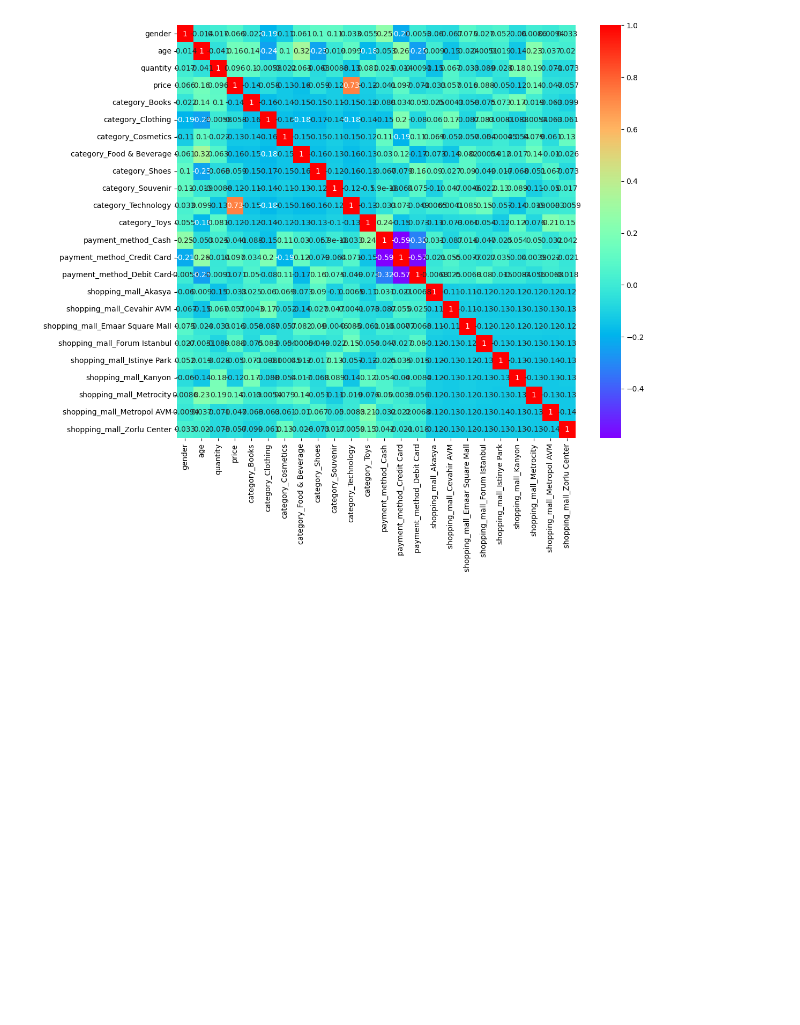
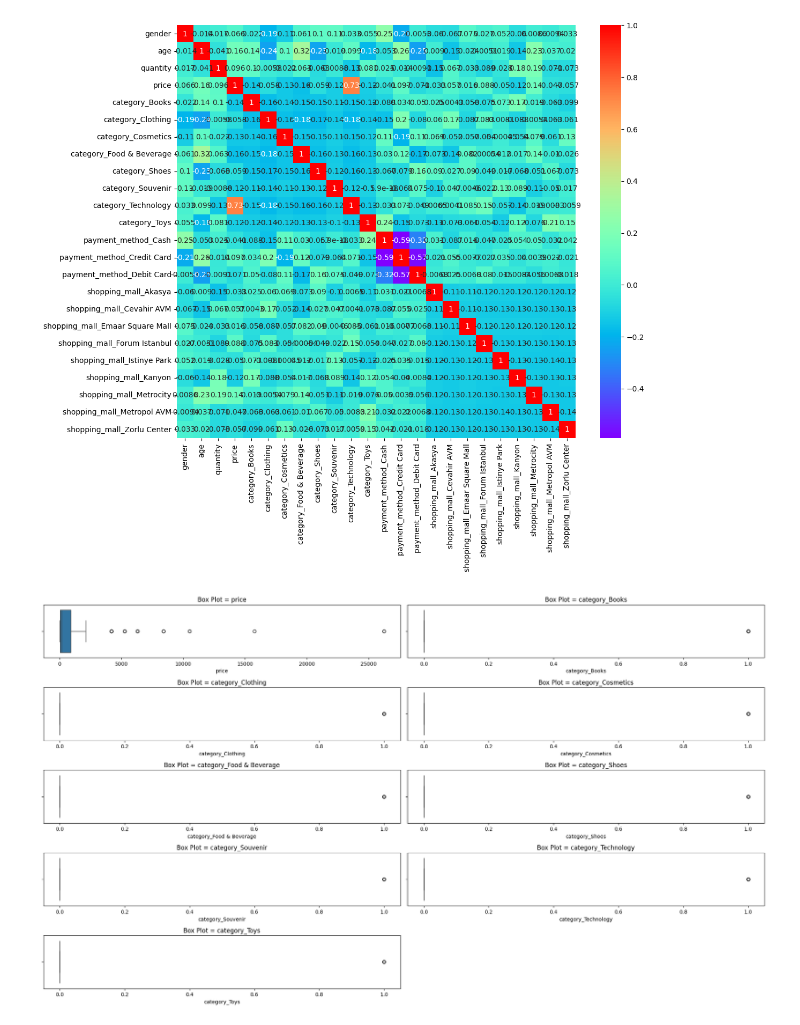
Before and after one commit to AlvinManoj05/Data-Preprocessing-Project, a Jupyter notebook: Data_Processing_Group_Assignment.ipynb, the cells around one changed output. Saved outputs shown, nothing was run; the diff lists cells and outputs as text; code cells hidden in the pictures; blank space fills up the shorter version.

```diff
--- a/Data_Processing_Group_Assignment.ipynb
+++ b/Data_Processing_Group_Assignment.ipynb
@@ -12,7 +12,7 @@ import matplotlib.pyplot as plt
 # %% [markdown]
 ## 2. Load Dataset
 # %%
-df=pd.read_csv("istanbul_sales_data.csv")
+df=pd.read_csv("/content/drive/MyDrive/ict/istanbul_sales_data.csv.csv")
 # Change the location of dataset accordingly
 # %%
 from google.colab import drive
@@ -216,3 +216,17 @@ df.drop(columns=columns_to_reject, inplace=True)
 # %%
 X = df.drop(columns=["price"])
 y = df["price"]
+# %%
+
+ columns = df.columns
+plt.figure(figsize=(20,20))
+
+for i ,col in enumerate(columns):
+  plt.subplot(len(columns), 2,i+1)
+  sns.boxplot(x=df[col])
+  plt.title(f"Box Plot = {col}")
+
+plt.tight_layout()
+plt.show()
+# %% [output]
+[figure, added]
```
Also changed, not shown: parts of 2 cells of this notebook.
